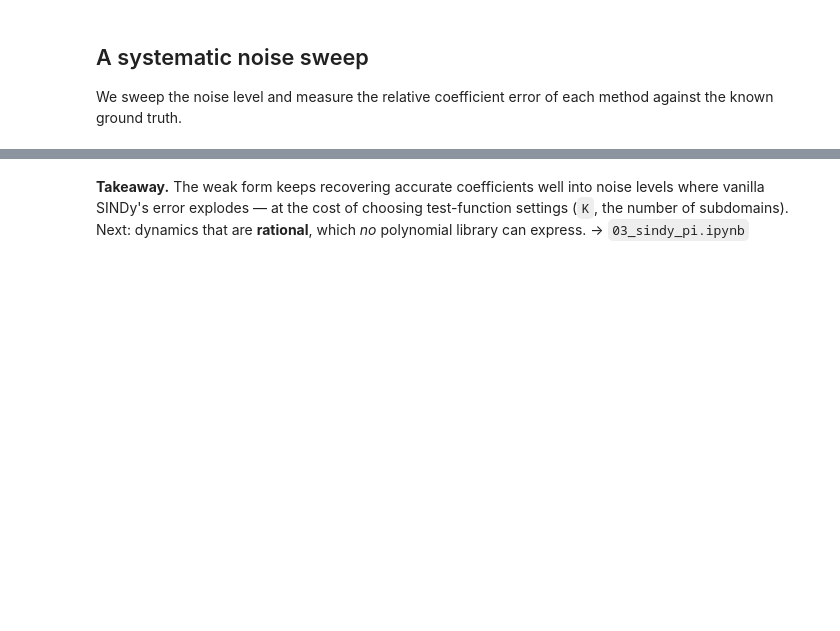
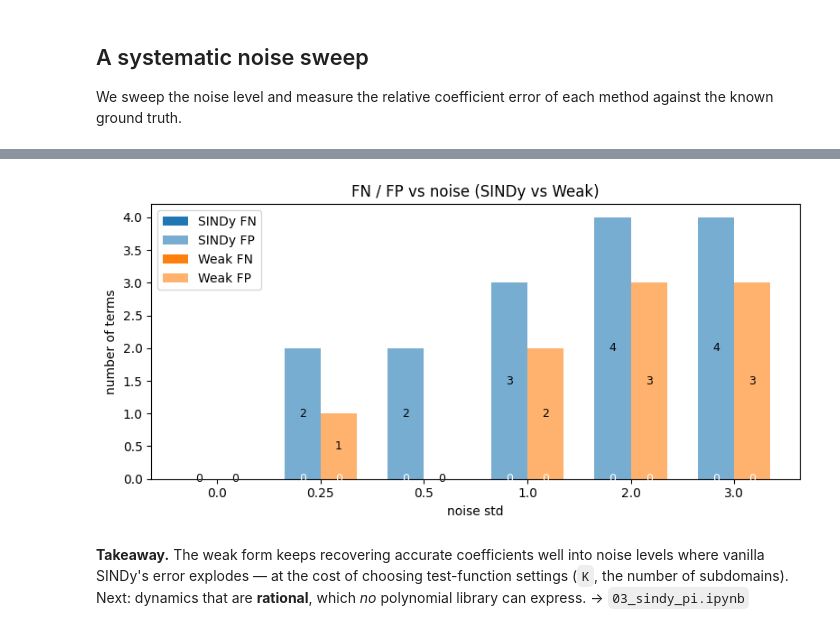
Before and after one commit to Mangan-Group/SummerSchool2026SparseModelTutorials, a Jupyter notebook: notebooks/02_weak_sindy.ipynb, the cells around one changed output, grey strips where cells are left out. Saved outputs shown, nothing was run; the diff lists cells and outputs as text; code cells hidden in the pictures; blank space fills up the shorter version.

```diff
--- a/notebooks/02_weak_sindy.ipynb
+++ b/notebooks/02_weak_sindy.ipynb
@@ -128,3 +133,65 @@ weak SINDy ['0.000', '0.003', '0.005', '0.010', '0.012', '0.017']
+# %%
+# minimal FP/FN summary & grouped stacked-bar plot (uses existing fitted models)
+# Requires: vanilla_models, weak_models, noise_levels (aligned)
+def _tokens(s): return set(s.replace("^"," ").replace("*"," ").replace("("," ").replace(")"," ").replace("_"," ").split())
+def _true_idxs(names, eq):
+    idxs = set()
+    for j,n in enumerate(names):
+        t = _tokens(n)
+        # pure x or pure y
+        if eq == 0 and 'x' in t and 'y' not in t and len(t) == 1: idxs.add(j)
+        if eq == 1 and 'y' in t and 'x' not in t and len(t) == 1: idxs.add(j)
+        # interaction x*y (match any feature containing both tokens)
+        if 'x' in t and 'y' in t: idxs.add(j)
+        # weak-form may name the interaction 'x y_y' etc. the above handles that.
+    return idxs
+
+coef_tol = 1e-8
+fp_v, fn_v = [], []
+fp_w, fn_w = [], []
+
+for vm, wm in zip(vanilla_models, weak_models):
+    # vanilla
+    names_v = vm.get_feature_names()
+    C_v = np.array(vm.coefficients())
+    tot_fp_v = tot_fn_v = 0
+    for eq in range(C_v.shape[0]):
+        true_idx_v = _true_idxs(names_v, eq)
+        pred_idx_v = {j for j,c in enumerate(C_v[eq]) if abs(c) > coef_tol}
+        tot_fp_v += len(pred_idx_v - true_idx_v)
+        tot_fn_v += len(true_idx_v - pred_idx_v)
+    fp_v.append(tot_fp_v); fn_v.append(tot_fn_v)
+
+    # weak
+    names_w = wm.get_feature_names()
+    C_w = np.array(wm.coefficients())
+    tot_fp_w = tot_fn_w = 0
+    for eq in range(C_w.shape[0]):
+        true_idx_w = _true_idxs(names_w, eq)
+        pred_idx_w = {j for j,c in enumerate(C_w[eq]) if abs(c) > coef_tol}
+        tot_fp_w += len(pred_idx_w - true_idx_w)
+        tot_fn_w += len(true_idx_w - pred_idx_w)
+    fp_w.append(tot_fp_w); fn_w.append(tot_fn_w)
+
+# plotting (grouped, stacked)
+x = np.arange(len(noise_levels)); width = 0.35
+plt.figure(figsize=(8,4))
+plt.bar(x - width/2, fn_v, width, label='SINDy FN', color='C0')
+plt.bar(x - width/2, fp_v, width, bottom=fn_v, label='SINDy FP', color='C0', alpha=0.6)
+plt.bar(x + width/2, fn_w, width, label='Weak FN', color='C1')
+plt.bar(x + width/2, fp_w, width, bottom=fn_w, label='Weak FP', color='C1', alpha=0.6)
+plt.xticks(x, [str(n) for n in noise_levels])
+plt.xlabel('noise std'); plt.ylabel('number of terms'); plt.title('FN / FP vs noise (SINDy vs Weak)')
+plt.legend(); plt.tight_layout()
+# annotate counts
+for i in range(len(x)):
+    plt.text(x[i]-width/2, fn_v[i]/2, str(fn_v[i]), ha='center', va='center', color='white', fontsize=9)
+    plt.text(x[i]-width/2, fn_v[i]+fp_v[i]/2, str(fp_v[i]), ha='center', va='center', fontsize=9)
+    plt.text(x[i]+width/2, fn_w[i]/2, str(fn_w[i]), ha='center', va='center', color='white', fontsize=9)
+    plt.text(x[i]+width/2, fn_w[i]+fp_w[i]/2, str(fp_w[i]), ha='center', va='center', fontsize=9)
+plt.show()
+# %% [output]
+[figure, added]
 # %% [markdown]
 **Takeaway.** The weak form keeps recovering accurate coefficients well into noise
 levels where vanilla SINDy's error explodes — at the cost of choosing test-function
```
Also changed, not shown: parts of 2 cells of this notebook.
